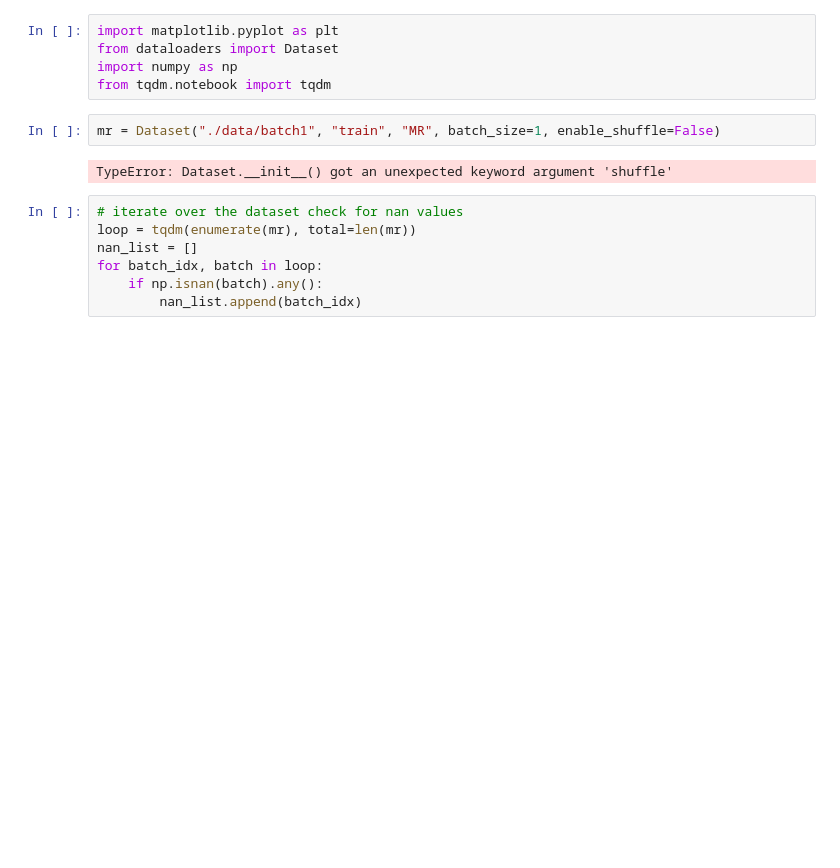
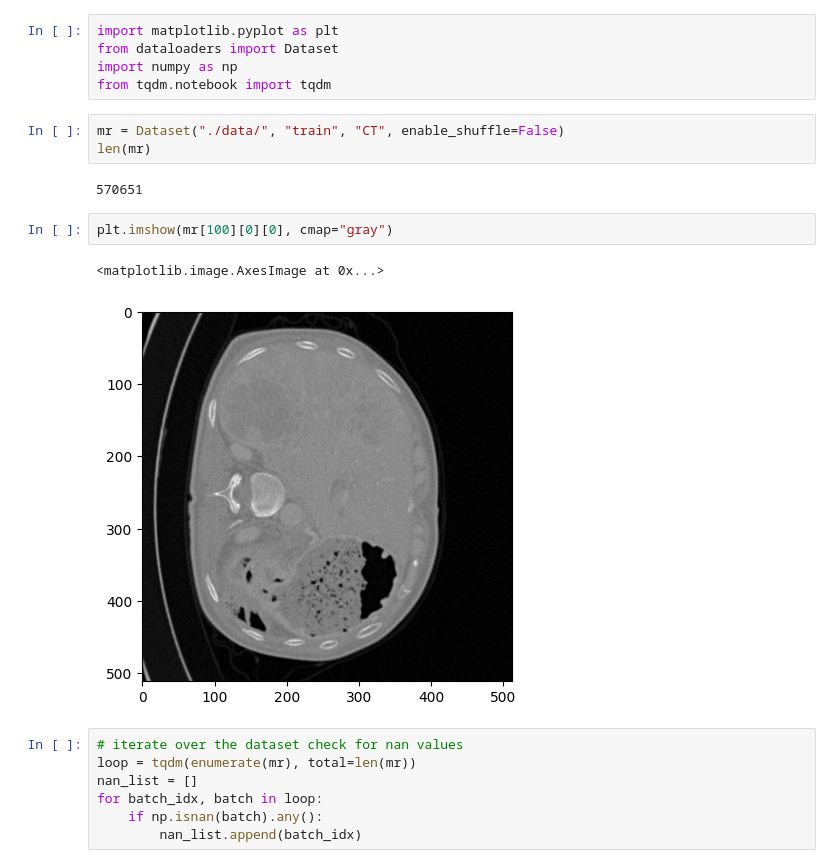
Before and after one commit to rmaguado/CT-MRI-Image-to-Image-Translation, a Jupyter notebook: check_split.ipynb, the cells around one changed output. Cells and saved outputs as stored; diff of their text form; blank space fills up the shorter version.

Commit message:
dataloaders new data format

```diff
--- a/check_split.ipynb
+++ b/check_split.ipynb
@@ -4,9 +4,15 @@ from dataloaders import Dataset
 import numpy as np
 from tqdm.notebook import tqdm
 # %%
-mr = Dataset("./data/batch1", "train", "MR", batch_size=1, enable_shuffle=False)
+mr = Dataset("./data/", "train", "CT", enable_shuffle=False)
+len(mr)
 # %% [output]
-TypeError: Dataset.__init__() got an unexpected keyword argument 'shuffle'
+570651
+# %%
+plt.imshow(mr[100][0][0], cmap="gray")
+# %% [output]
+<matplotlib.image.AxesImage at 0x...>
+[figure, added]
 # %%
 # iterate over the dataset check for nan values
 loop = tqdm(enumerate(mr), total=len(mr))
```
Also changed, not shown: 2 other files.
